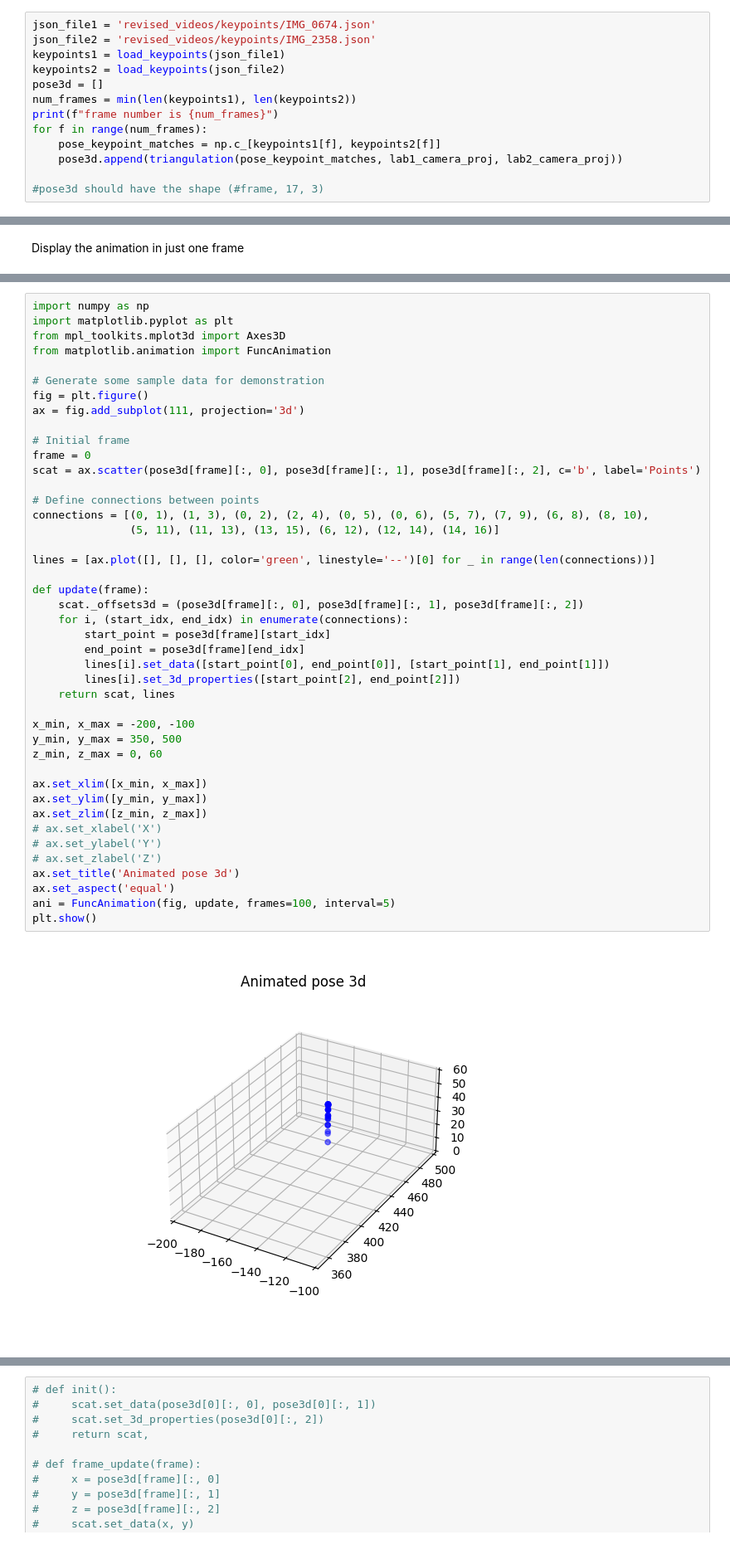
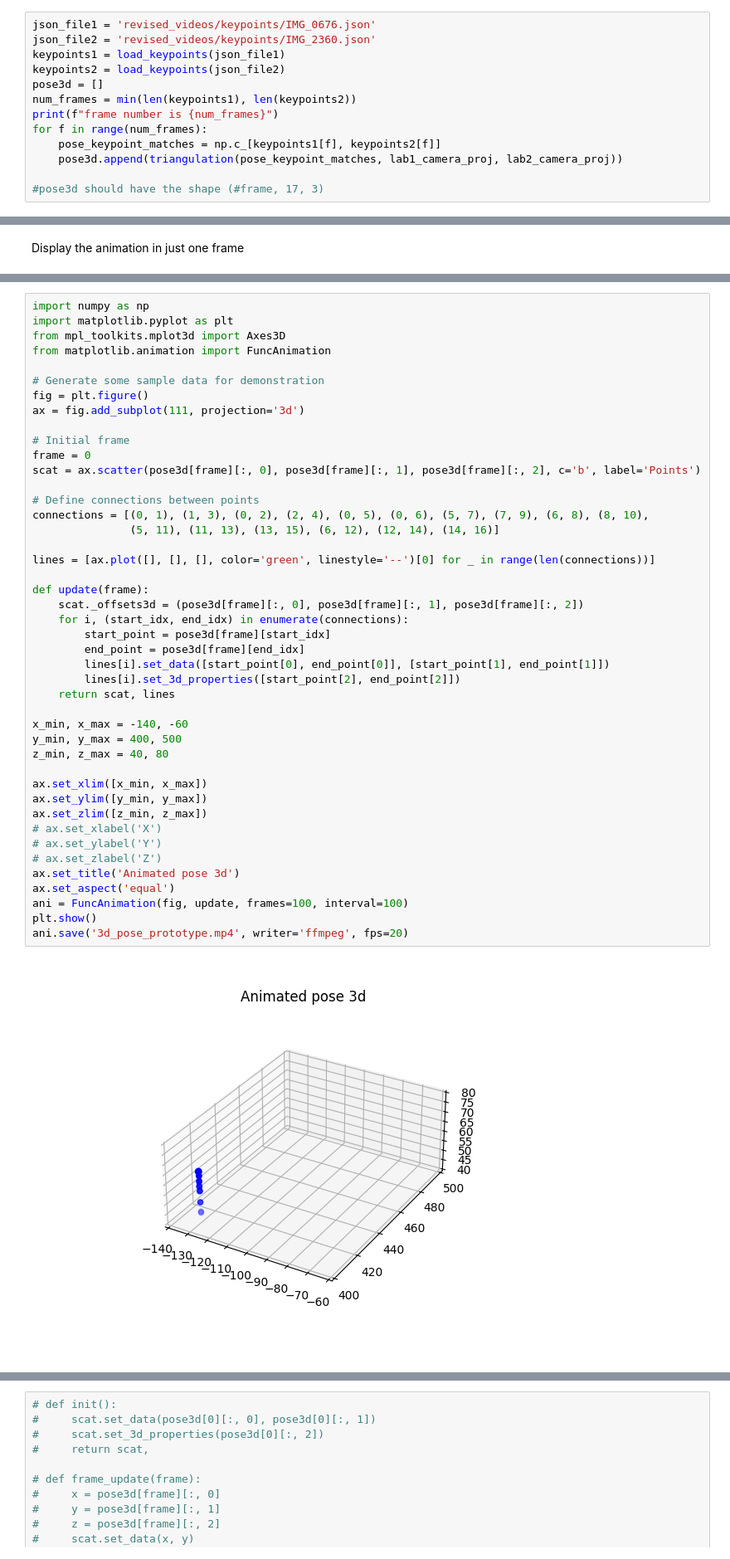
Before and after one commit to junryuf2/cs543_FINAL_proj, a Jupyter notebook: fundamental.ipynb, the cells around one changed output, grey strips where cells are left out. Shown at 83% size. Drawn from its saved outputs; the diff is of its cells as text.

```diff
--- a/fundamental.ipynb
+++ b/fundamental.ipynb
@@ -667,8 +682,8 @@ def load_keypoints(json_file):
         data = json.load(file)
     return [np.array(frame['keypoints'][0]) for frame in data if frame['keypoints']]
 # %%
-json_file1 = 'revised_videos/keypoints/IMG_0674.json'
-json_file2 = 'revised_videos/keypoints/IMG_2358.json'
+json_file1 = 'revised_videos/keypoints/IMG_0676.json'
+json_file2 = 'revised_videos/keypoints/IMG_2360.json'
 keypoints1 = load_keypoints(json_file1)
 keypoints2 = load_keypoints(json_file2)
 pose3d = []
@@ -739,35 +771,36 @@ ax = fig.add_subplot(111, projection='3d')
 # Initial frame
 frame = 0
 scat = ax.scatter(pose3d[frame][:, 0], pose3d[frame][:, 1], pose3d[frame][:, 2], c='b', label='Points')
 
 # Define connections between points
 connections = [(0, 1), (1, 3), (0, 2), (2, 4), (0, 5), (0, 6), (5, 7), (7, 9), (6, 8), (8, 10),
                (5, 11), (11, 13), (13, 15), (6, 12), (12, 14), (14, 16)]
 
 lines = [ax.plot([], [], [], color='green', linestyle='--')[0] for _ in range(len(connections))]
 
 def update(frame):
     scat._offsets3d = (pose3d[frame][:, 0], pose3d[frame][:, 1], pose3d[frame][:, 2])
     for i, (start_idx, end_idx) in enumerate(connections):
         start_point = pose3d[frame][start_idx]
         end_point = pose3d[frame][end_idx]
         lines[i].set_data([start_point[0], end_point[0]], [start_point[1], end_point[1]])
         lines[i].set_3d_properties([start_point[2], end_point[2]])
     return scat, lines
 
-x_min, x_max = -200, -100
-y_min, y_max = 350, 500
-z_min, z_max = 0, 60
+x_min, x_max = -140, -60
+y_min, y_max = 400, 500
+z_min, z_max = 40, 80
 
 ax.set_xlim([x_min, x_max])
 ax.set_ylim([y_min, y_max])
 ax.set_zlim([z_min, z_max])
 # ax.set_xlabel('X')
 # ax.set_ylabel('Y')
 # ax.set_zlabel('Z')
 ax.set_title('Animated pose 3d')
 ax.set_aspect('equal')
-ani = FuncAnimation(fig, update, frames=100, interval=5)
+ani = FuncAnimation(fig, update, frames=100, interval=100)
 plt.show()
+ani.save('3d_pose_prototype.mp4', writer='ffmpeg', fps=20)
 # %% [output]
-[figure, old version]
+[figure, new version]
```
Also changed, not shown: parts of 9 cells of this notebook, 1 other file.
